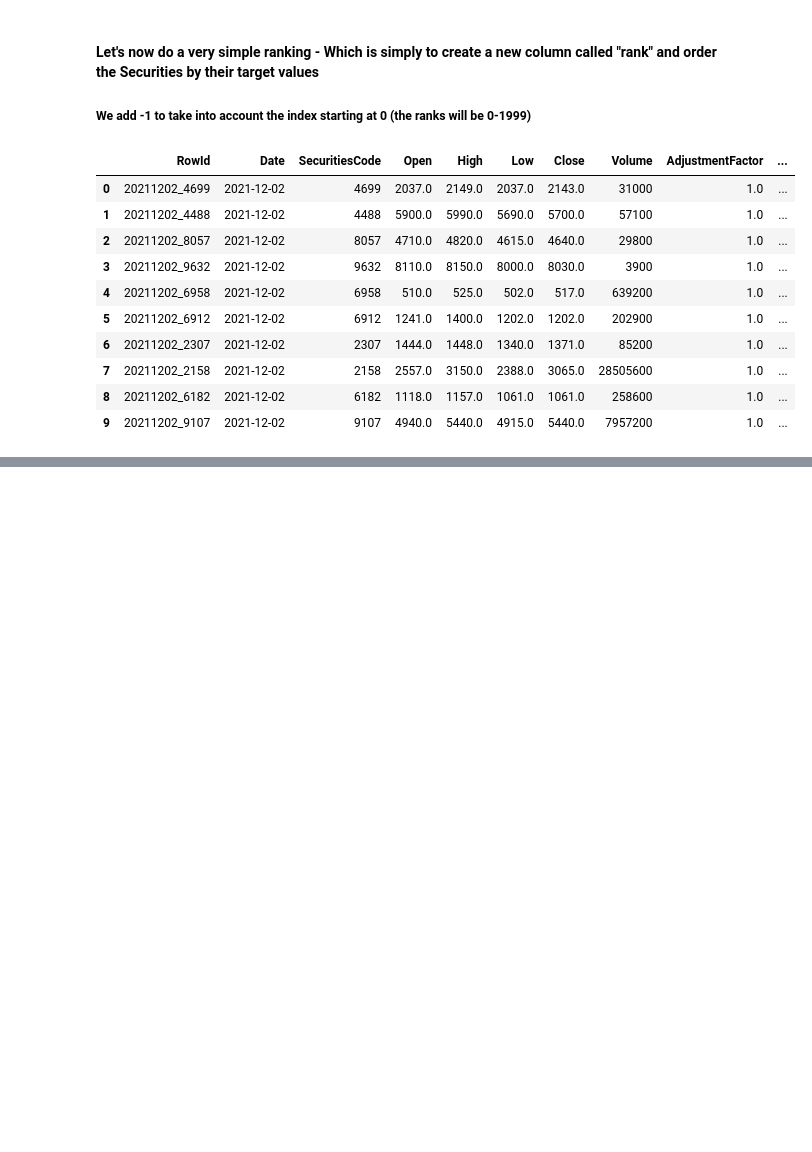
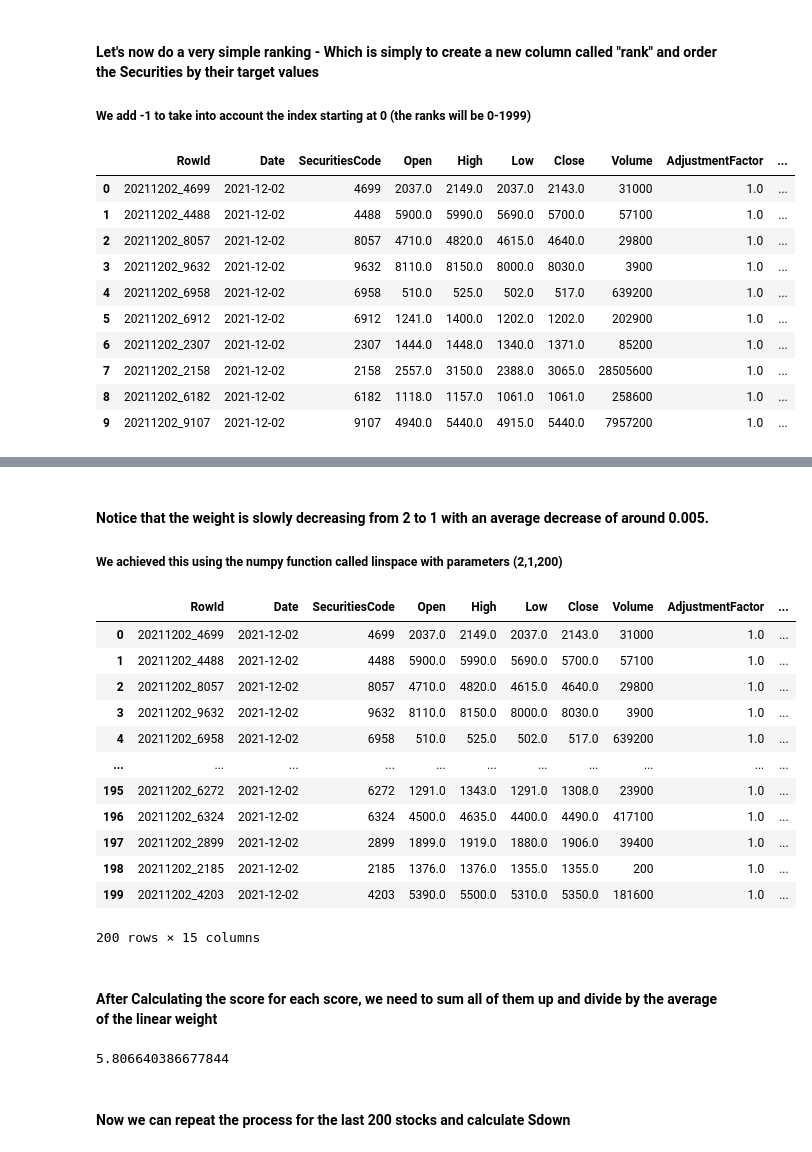
Before and after one commit to Transurgeon/Financial-Market-Analysis, a Jupyter notebook: Understanding.ipynb, the cells around one changed output, grey strips where cells are left out. Cells and saved outputs as stored; diff of their text form; code cells hidden in the pictures; blank space fills up the shorter version.

```diff
--- a/Understanding.ipynb
+++ b/Understanding.ipynb
@@ -154,0 +195,30 @@ tmp2.head(10)
+# %% [markdown]
+#### Notice that the weight is slowly decreasing from 2 to 1 with an average decrease of around 0.005.
+##### We achieved this using the numpy function called linspace with parameters (2,1,200)
+# %%
+tmp2_top200["score"] = tmp2_top200["Target"] * tmp2_top200["weight"]
+tmp2_top200
+# %% [output]
+|  | RowId | Date | SecuritiesCode | Open | High | Low | Close | Volume | AdjustmentFactor | ... |
+| 0 | 20211202_4699 | 2021-12-02 | 4699 | 2037.0 | 2149.0 | 2037.0 | 2143.0 | 31000 | 1.0 | ... |
+| 1 | 20211202_4488 | 2021-12-02 | 4488 | 5900.0 | 5990.0 | 5690.0 | 5700.0 | 57100 | 1.0 | ... |
+| 2 | 20211202_8057 | 2021-12-02 | 8057 | 4710.0 | 4820.0 | 4615.0 | 4640.0 | 29800 | 1.0 | ... |
+| 3 | 20211202_9632 | 2021-12-02 | 9632 | 8110.0 | 8150.0 | 8000.0 | 8030.0 | 3900 | 1.0 | ... |
+| 4 | 20211202_6958 | 2021-12-02 | 6958 | 510.0 | 525.0 | 502.0 | 517.0 | 639200 | 1.0 | ... |
+| ... | ... | ... | ... | ... | ... | ... | ... | ... | ... | ... |
+| 195 | 20211202_6272 | 2021-12-02 | 6272 | 1291.0 | 1343.0 | 1291.0 | 1308.0 | 23900 | 1.0 | ... |
+| 196 | 20211202_6324 | 2021-12-02 | 6324 | 4500.0 | 4635.0 | 4400.0 | 4490.0 | 417100 | 1.0 | ... |
+| 197 | 20211202_2899 | 2021-12-02 | 2899 | 1899.0 | 1919.0 | 1880.0 | 1906.0 | 39400 | 1.0 | ... |
+| 198 | 20211202_2185 | 2021-12-02 | 2185 | 1376.0 | 1376.0 | 1355.0 | 1355.0 | 200 | 1.0 | ... |
+| 199 | 20211202_4203 | 2021-12-02 | 4203 | 5390.0 | 5500.0 | 5310.0 | 5350.0 | 181600 | 1.0 | ... |
+200 rows × 15 columns
+# %% [markdown]
+#### After Calculating the score for each score, we need to sum all of them up and divide by the average of the linear weight
+# %%
+# below the mean of the weights is = 1.5
+Sup = tmp2_top200["score"].sum()/np.mean(weights)
+Sup
+# %% [output]
+5.806640386677844
+# %% [markdown]
+#### Now we can repeat the process for the last 200 stocks and calculate Sdown
```
Also changed, not shown: parts of 4 cells of this notebook.
